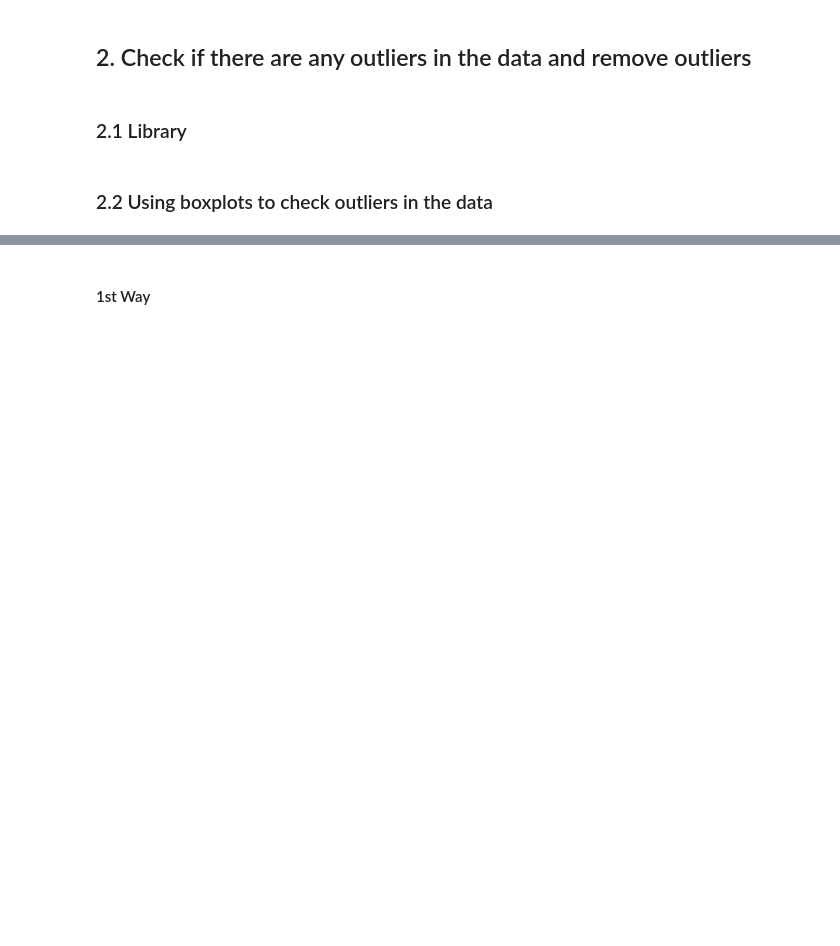
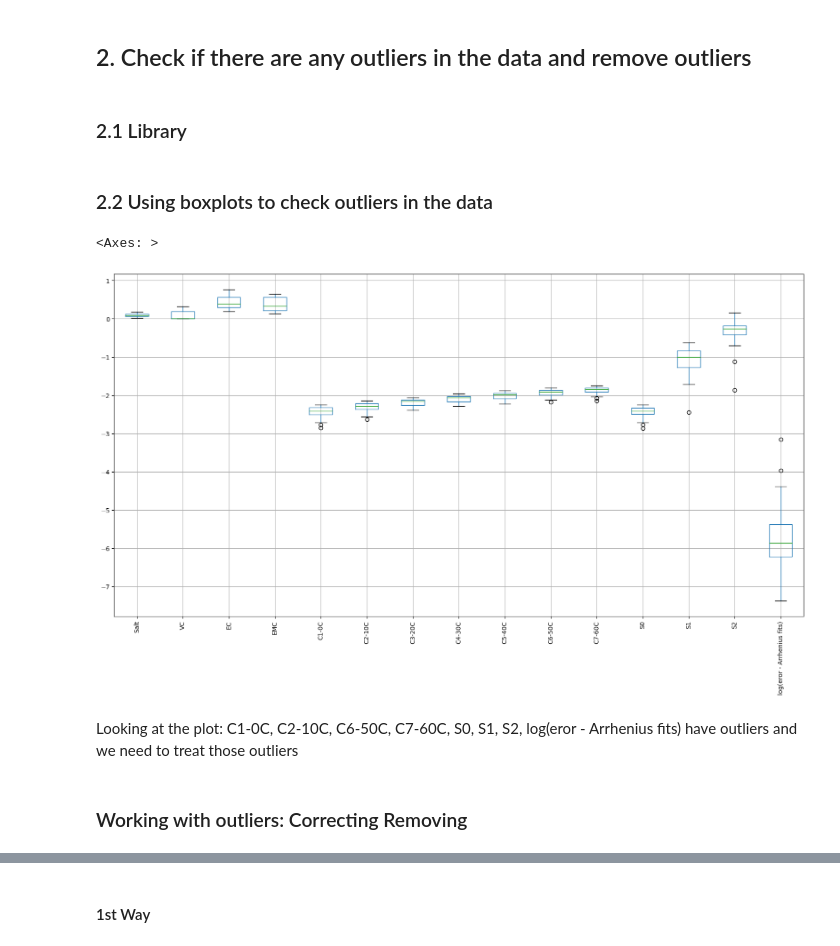
Before and after one commit to Phonginhere/cos40007, a Jupyter notebook: week1/practicalWeek1/homework/lbef.ipynb, the cells around one changed output, grey strips where cells are left out. Cells and saved outputs as stored; diff of their text form; code cells hidden in the pictures; blank space fills up the shorter version.

```diff
--- a/week1/practicalWeek1/homework/lbef.ipynb
+++ b/week1/practicalWeek1/homework/lbef.ipynb
@@ -13,17 +13,17 @@ import pandas as pd
 # %% [markdown]
 # Step 2: Use pandas to read CSV data
 # %%
-dataSet = pd.read_csv('ChemRxiv.csv', sep='\s+') # sep='\s+' is for whitespace separated values
+chemrxivDf = pd.read_csv('ChemRxiv.csv', sep='\s+') # sep='\s+' is for whitespace separated values
 
 # Concatenate split columns back together
-dataSet.columns = [
-    ' '.join(dataSet.columns[i:i+4]) # join 15 to 15+4
-    if i == 15 else dataSet.columns[i] # otherwise keep the column name
-    for i in range(len(dataSet.columns)) # for each range of total num of columns
+chemrxivDf.columns = [
+    ' '.join(chemrxivDf.columns[i:i+4]) # join 15 to 15+4
+    if i == 15 else chemrxivDf.columns[i] # otherwise keep the column name
+    for i in range(len(chemrxivDf.columns)) # for each range of total num of columns
 ]
 
 # Drop the specified columns
 columns_to_remove = ['-', 'Arrhenius', 'fits)']
-dataSet = dataSet.drop(columns=columns_to_remove)
+chemrxivDf = chemrxivDf.drop(columns=columns_to_remove)
 # %%
 # Display the dataset
@@ -115,0 +117,10 @@ import matplotlib.pyplot as plt
+# %%
+# Create a boxplot for all the continuous features
+chemrxivDfWithoutSample.boxplot(column=chemrxivDfWithoutSample.columns.tolist(), rot = 90, figsize=(20, 10))
+# %% [output]
+<Axes: >
+[figure, added]
+# %% [markdown]
+Looking at the plot: C1-0C, C2-10C, C6-50C, C7-60C, S0, S1, S2, log(eror - Arrhenius fits) have outliers and we need to treat those outliers
+# %% [markdown]
+### Working with outliers: Correcting Removing
```
Also changed, not shown: parts of 75 cells of this notebook, 8 other files.
